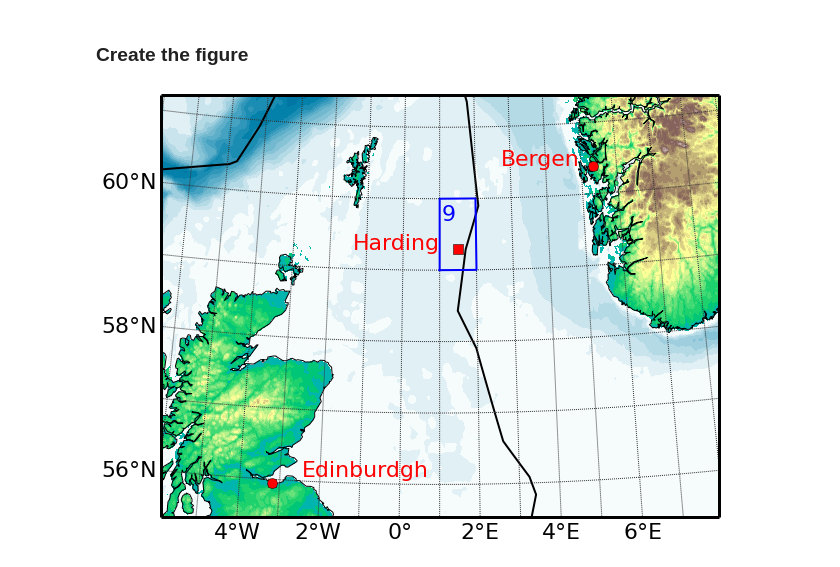
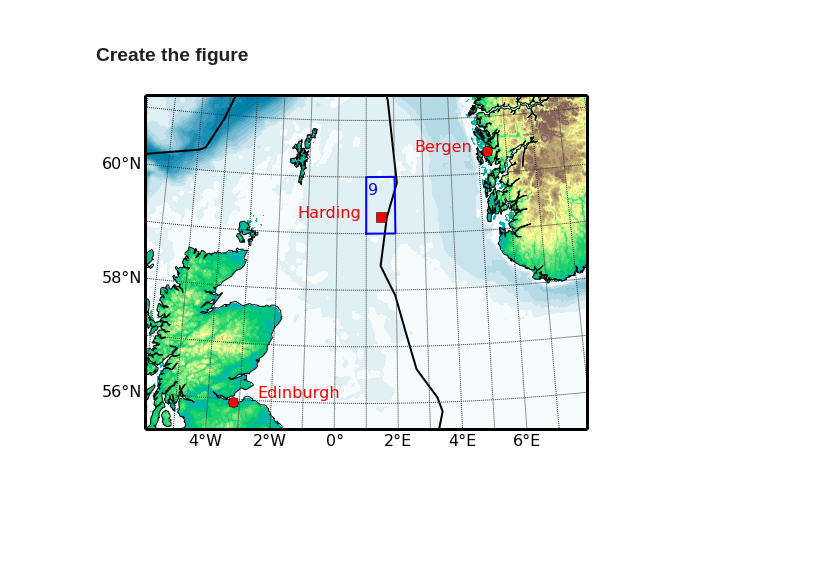
Before and after one commit to prisae/blog-notebooks, a Jupyter notebook: Basemap.ipynb, the cells around one changed output. Drawn from its saved outputs; the diff is of its cells as text; code cells hidden in the pictures; blank space fills up the shorter version.

```diff
--- a/Basemap.ipynb
+++ b/Basemap.ipynb
@@ -22,7 +25,7 @@ import numpy as np
 from matplotlib import cm, rcParams
 import matplotlib.pyplot as plt
 from mpl_toolkits.basemap import Basemap
-rcParams.update({'font.size': 22}) # Increase font-size
+rcParams.update({'font.size': 16}) # Increase font-size
 # %% [markdown]
 ### Load data
 # %%
@@ -55,17 +58,14 @@ lats = np.arange(yllcorner, yllcorner+cellsize*nrows, cellsize)[::dres]
 # %% [markdown]
 ### Create the figure
 # %%
-fig = plt.figure(figsize=(10,8))
+fig = plt.figure(figsize=(8, 6))
 
-# Draw basemap, 870 km horizontal, 659 km vertical,
+# Create basemap, 870 km east-west, 659 km north-south,
 # intermediate resolution, Transverse Mercator projection,
 # centred around lon/lat 1°/58.5°
-m = Basemap(width=870000,
-            height=659000,
-            resolution='i', # Adjust resolution
-            projection='tmerc',
-            lon_0=1,
-            lat_0=58.5)
+m = Basemap(width=870000, height=659000,
+            resolution='i', projection='tmerc',
+            lon_0=1, lat_0=58.5)
 
 # Draw coast line
 m.drawcoastlines(color='k')
@@ -85,38 +85,36 @@ rlons, rlats = m(*np.meshgrid(lons,lats))
 # Draw etopo1, first for land and then for the ocean, with different colormaps
 llevels = np.arange(-500,2251,100) # check etopo.ravel().max()
 lcs = m.contourf(rlons, rlats, etopo, llevels, cmap=cm.terrain)
 olevels = np.arange(-3500,1,100) # check etopo.ravel().min()
 cso = m.contourf(rlons, rlats, etopo, olevels, cmap=cm.ocean)
 
-# Draw parallels and meridians.
+# Draw parallels and meridians
 m.drawparallels(np.arange(-56,63.,2.), color='.2', labels=[1,0,0,0])
 m.drawparallels(np.arange(-55,63.,2.), color='.2', labels=[0,0,0,0])
 m.drawmeridians(np.arange(-6.,12.,2.), color='.2', labels=[0,0,0,1])
 m.drawmeridians(np.arange(-7.,12.,2.), color='.2', labels=[0,0,0,0])
 
 # Draw Block 9 boundaries
-block9 = m([1,2,2,1,1],[59,59,60,60,59])
-block9l = m(1.1,59.7)
-plt.plot(block9[0], block9[1], 'b', linewidth=2)
-plt.annotate('9', block9l, color='b')
+m.plot([1, 2, 2, 1, 1], [59, 59, 60, 60, 59], 'b', linewidth=2, latlon=True)
+plt.annotate('9', m(1.1, 59.7), color='b')
 
 # Draw maritime boundaries
-m.readshapefile('data/basemap/medline/DECC_OFF_Median_Line', 'medline', linewidth=2)
+m.readshapefile('data/basemap/DECC_OFF_Median_Line', 'medline', linewidth=2)
 
 # Add Harding, Edinburgh, Bergen
 # 1. Convert coordinates
 EDIx, EDIy = m(-3.188889, 55.953056)
 BERx, BERy = m(5.33, 60.389444)
 HARx, HARy = m(1.5, 59.29)
 # 2. Plot symbol
 plt.plot(HARx, HARy, mfc='r', mec='k', marker='s', markersize=10)
 plt.plot(EDIx, EDIy, mfc='r', mec='k', marker='o', markersize=10)
 plt.plot(BERx, BERy, mfc='r', mec='k', marker='o', markersize=10)
 # 3. Plot name
-plt.text(EDIx+50000, EDIy+10000,'Edinburdgh', color='r')
+plt.text(EDIx+50000, EDIy+10000,'Edinburgh', color='r')
 plt.text(BERx-140000, BERy, 'Bergen', color='r')
 plt.text(HARx-160000, HARy, 'Harding', color='r')
 
 plt.show()
 # %% [output]
-[figure, old version]
+[figure, new version]
```
Also changed, not shown: parts of 2 cells of this notebook, 2 other files.
